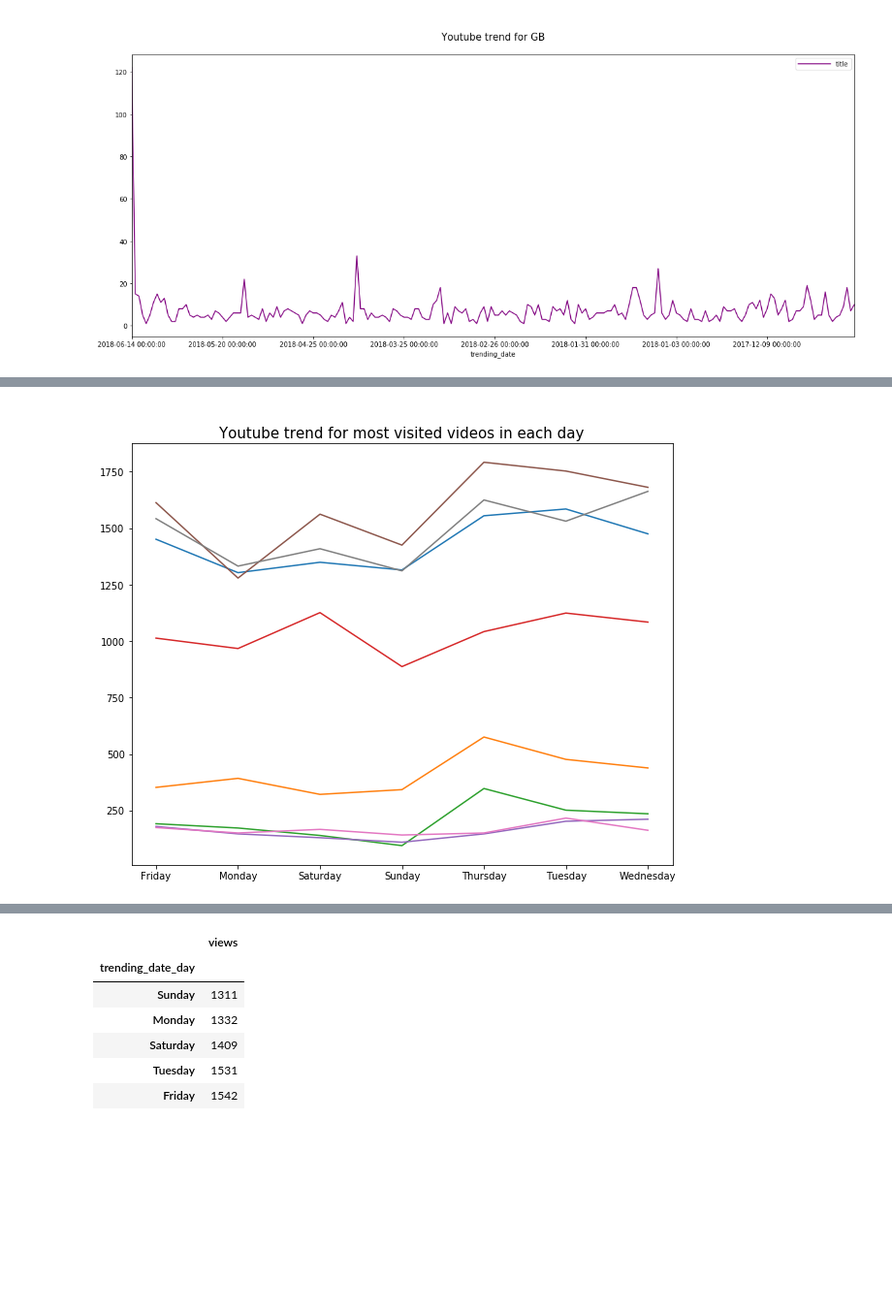
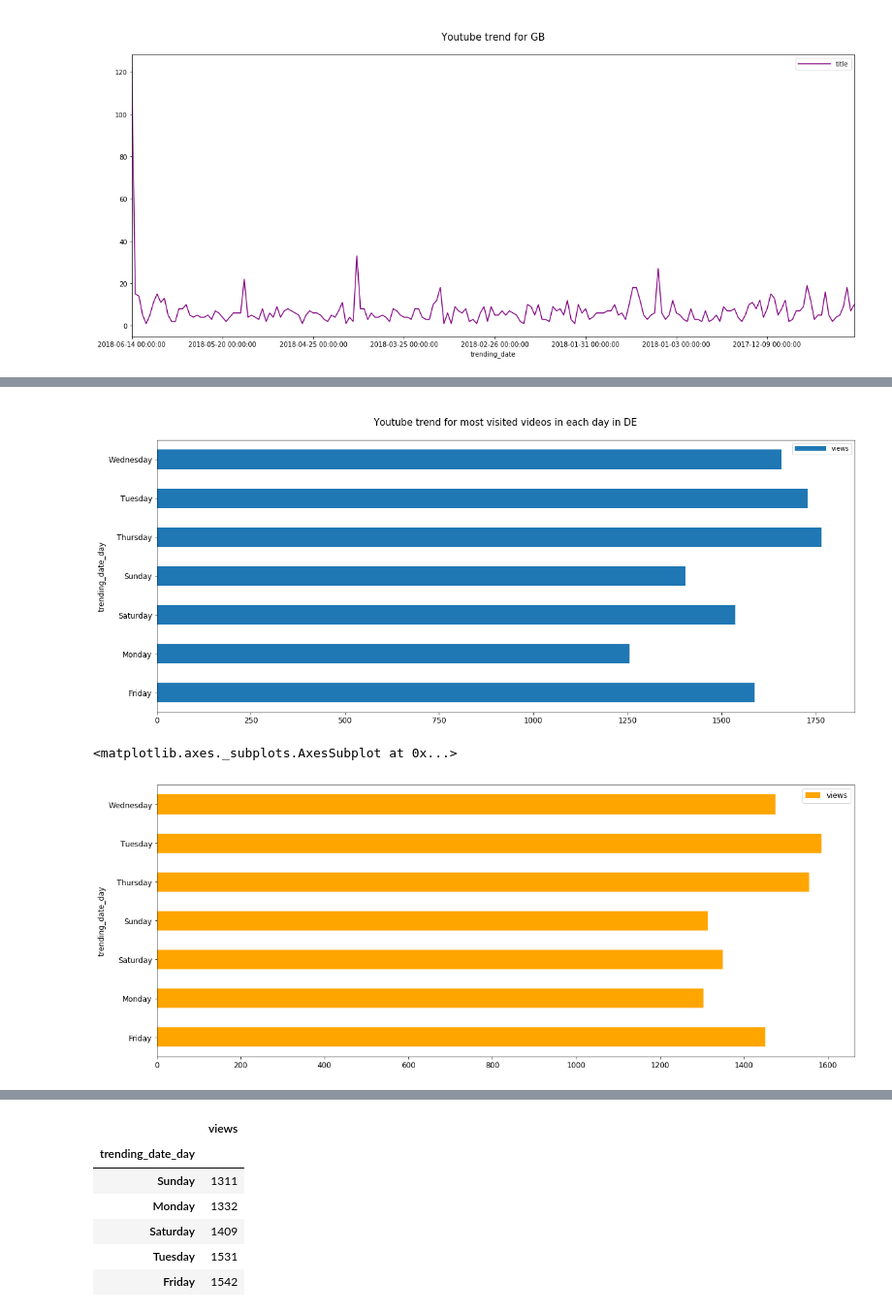
Before and after one commit to emami06/TrendingVideoYouTube, a Jupyter notebook: YouTube+EDA.ipynb, the cells around one changed output, grey strips where cells are left out. Shown at 97% size. Saved outputs shown, nothing was run; the diff lists cells and outputs as text; code cells hidden in the pictures; blank space fills up the shorter version.

```diff
--- a/YouTube+EDA.ipynb
+++ b/YouTube+EDA.ipynb
@@ -242,3 +278,6 @@ Try using .loc[row_indexer,col_indexer] = value instead
 
 See the caveats in the documentation: http://pandas.pydata.org/pandas-docs/stable/indexing.html#indexing-view-versus-copy
   """Entry point for launching an IPython kernel.
+# %%
+data["trending_date_month"]= data["trending_date_dt"].dt.strftime("%B")
+data["trending_date_month_num"]= data["trending_date_dt"].dt.month
@@ -250,3 +299,5 @@ Try using .loc[row_indexer,col_indexer] = value instead
 
 See the caveats in the documentation: http://pandas.pydata.org/pandas-docs/stable/indexing.html#indexing-view-versus-copy
   """Entry point for launching an IPython kernel.
+# %%
+data["trending_date_year"]= data["trending_date_dt"].dt.year
@@ -282,16 +356,17 @@ plt.show()
 # %%
-fig, ax = plt.subplots(figsize=(10,8))
+country = "DE"
+data[data["country"] == country][["views", "trending_date_day"]].groupby("trending_date_day").count().plot.barh(figsize=(20,8))
 
-countries = ["CA","US","GB","IN","JP","DE","KR","MX"]
-for country in countries:
-    ax.plot(data[data["country"] == country][["views", "trending_date_day"]].groupby("trending_date_day").count())
-    #data[data["country"] == country][["views", "trending_date_day"]].groupby("trending_date_day").count().plot.subplot(figsize=(20,8), color= "orange")
-
-ax.set_title("\nYoutube trend for most visited videos in each day", fontsize=15)
+plt.title("\nYoutube trend for most visited videos in each day in "+ country +"\n", fontsize=15)
 plt.legend(handlelength=5, fontsize  = 10)
-ax.legend(handlelength=5)
+plt.show()
 # %% [output]
-[figure, old version]
+[figure, new version]
+# %%
+data[data["country"] == country][["views", "trending_date_day"]].groupby("trending_date_day").count().plot.barh(figsize=(20,8), color= "orange")
+# %% [output]
+<matplotlib.axes._subplots.AxesSubplot at 0x...>
+[figure, added]
 # %%
 data.groupby(["country", "trending_date_day"]).count()["views"].unstack().plot.bar(figsize=(10,10))
 plt.yticks(rotation=30, fontsize=20)
```
Also changed, not shown: parts of 19 cells of this notebook.
